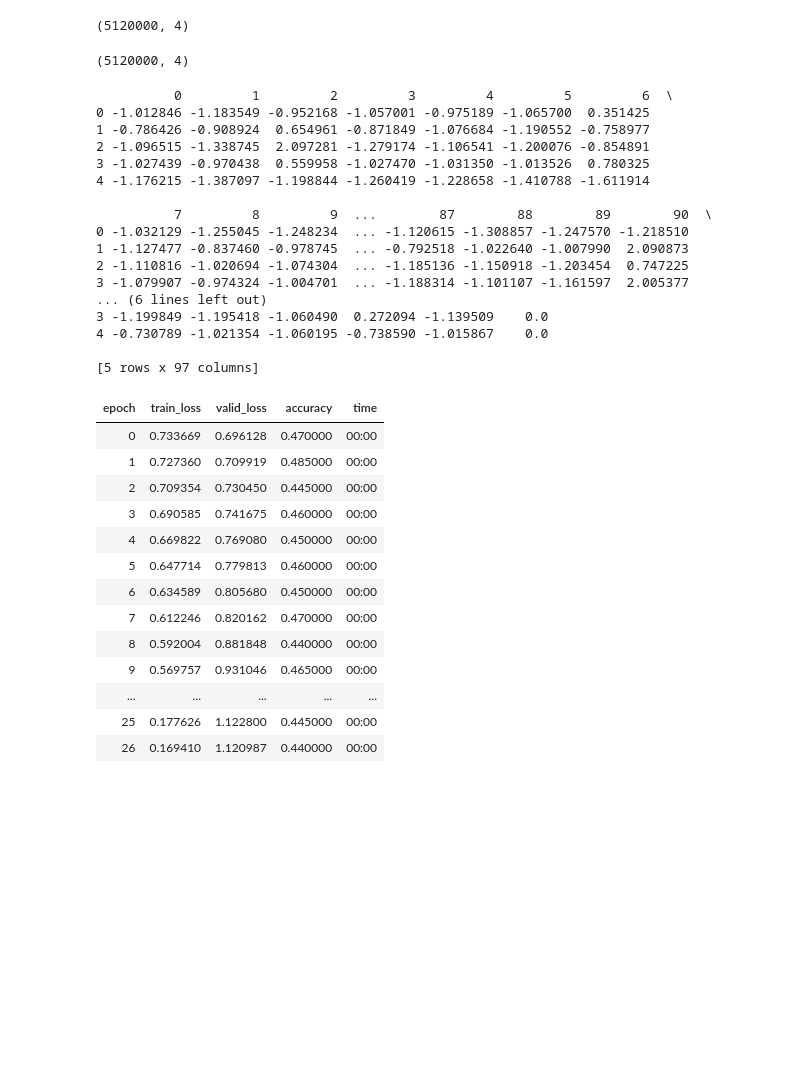
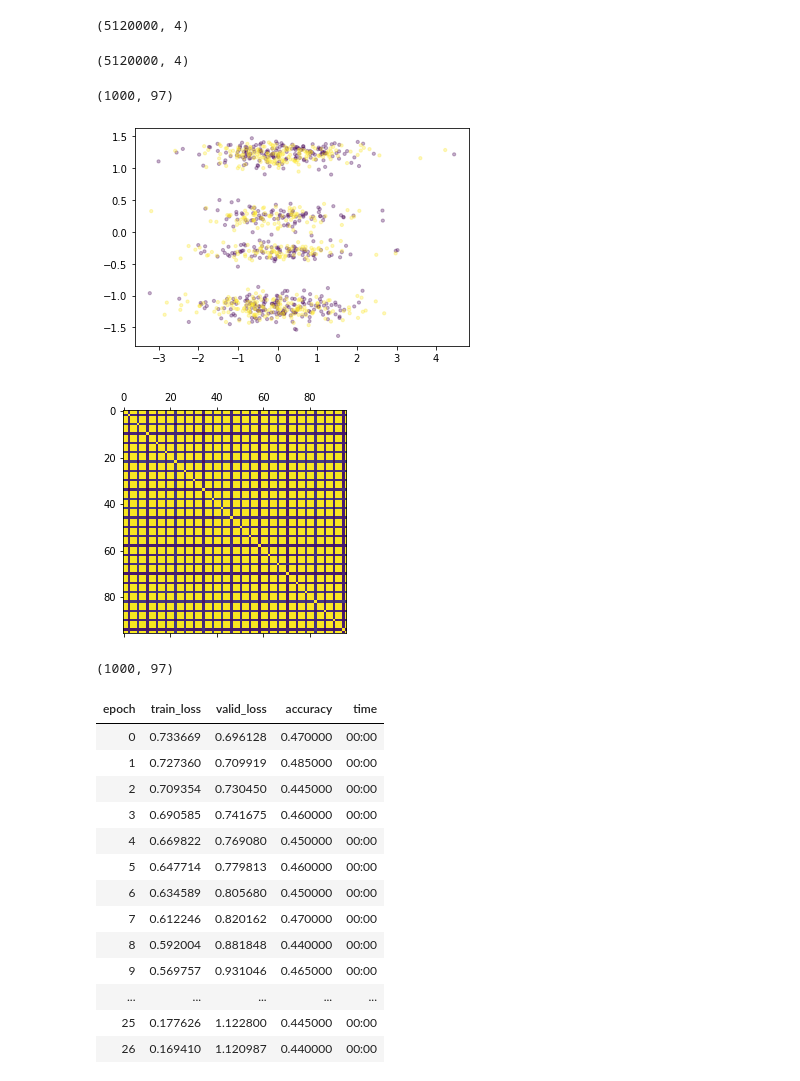
Before and after one commit to anmutechsupport/content-capture, a Jupyter notebook: data_augmentation.ipynb, the cells around one changed output. Drawn from its saved outputs; the diff is of its cells as text; code cells hidden in the pictures; blank space fills up the shorter version.

Commit message:
plotted cov and corr matrix of augmented data

```diff
--- a/data_augmentation.ipynb
+++ b/data_augmentation.ipynb
@@ -103,29 +104,18 @@ features = PSD(augmented_batches, fs, filtering=True)
 # print(features)
 
 normalized = pd.DataFrame(descriptive_stats(features))
-normalized["label"] = labels
-
-print(normalized.head())
-
-procs = [Categorify, FillMissing, Normalize]
-dls = TabularDataLoaders.from_df(df = normalized, procs=procs, cont_names=list(normalized.columns)[:-1],
-                                 y_names="label", y_block=CategoryBlock, bs=64)
 # %% [output]
 (5120000, 4)
-          0         1         2         3         4         5         6  \
-0 -1.012846 -1.183549 -0.952168 -1.057001 -0.975189 -1.065700  0.351425
-1 -0.786426 -0.908924  0.654961 -0.871849 -1.076684 -1.190552 -0.758977
-2 -1.096515 -1.338745  2.097281 -1.279174 -1.106541 -1.200076 -0.854891
-3 -1.027439 -0.970438  0.559958 -1.027470 -1.031350 -1.013526  0.780325
-4 -1.176215 -1.387097 -1.198844 -1.260419 -1.228658 -1.410788 -1.611914
-
-          7         8         9  ...        87        88        89        90  \
-0 -1.032129 -1.255045 -1.248234  ... -1.120615 -1.308857 -1.247570 -1.218510
-1 -1.127477 -0.837460 -0.978745  ... -0.792518 -1.022640 -1.007990  2.090873
-2 -1.110816 -1.020694 -1.074304  ... -1.185136 -1.150918 -1.203454  0.747225
-3 -1.079907 -0.974324 -1.004701  ... -1.188314 -1.101107 -1.161597  2.005377
-... (6 lines left out)
-3 -1.199849 -1.195418 -1.060490  0.272094 -1.139509    0.0
-4 -0.730789 -1.021354 -1.060195 -0.738590 -1.015867    0.0
-
-[5 rows x 97 columns]
+(1000, 97)
+# %%
+normalized["label"] = labels
+
+plt.scatter(normalized.iloc[:, 50], normalized.iloc[:, 40], c=normalized.iloc[:, -1], alpha=0.3, cmap='viridis', s=10)
+plt.matshow(normalized.iloc[:, :96].corr())
+plt.show()
+
+print(normalized.shape)
+# %% [output]
+[figure, added]
+[figure, added]
+(1000, 97)
```
Also changed, not shown: parts of 2 cells of this notebook.
